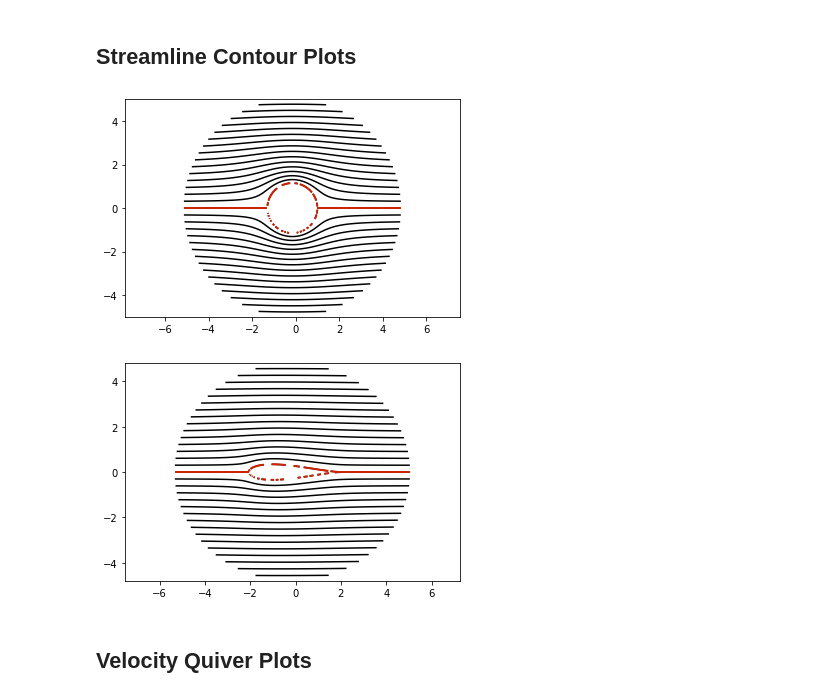
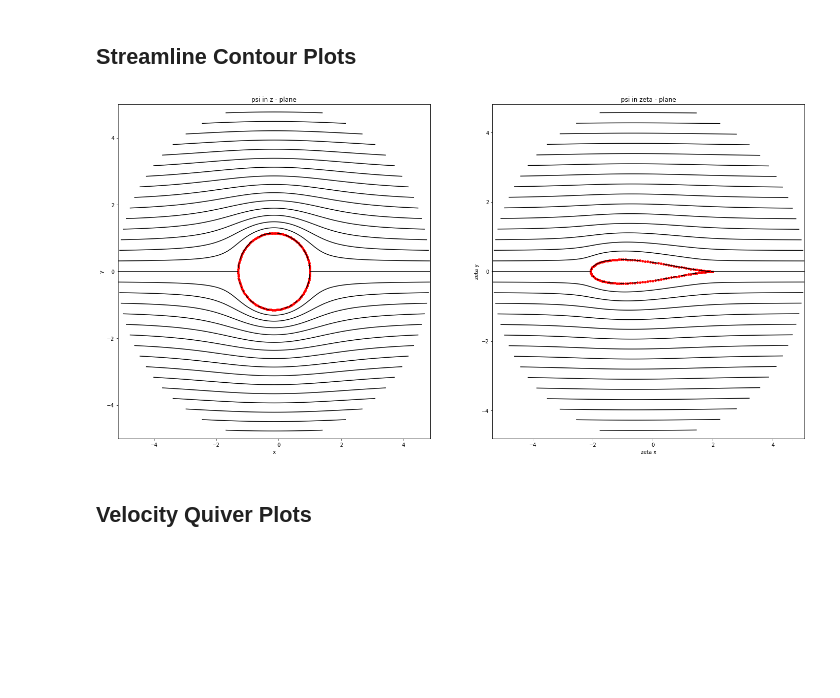
Before and after one commit to smmagic/MAE6226, a Jupyter notebook: Assignment_02.ipynb, the cells around one changed output. Saved outputs shown, nothing was run; the diff lists cells and outputs as text; code cells hidden in the pictures; blank space fills up the shorter version.

```diff
--- a/Assignment_02.ipynb
+++ b/Assignment_02.ipynb
@@ -505,19 +534,20 @@ cp = 1 - (u**2 + v**2) / u_inf_Scalar**2
 cp_Zeta = 1 - (uZeta**2 + vZeta**2) / u_inf_Scalar**2
 # %% [markdown]
 ## Streamline Contour Plots
-# %%
-pyplot.contour(x, y, psi, 35, colors='black', extend='both', linestyles='solid');
-pyplot.contour(x, y, psi,
-               levels=[0.], colors='#CD2305', linewidths=2, linestyles='solid')
-pyplot.axis('equal');
-# %% [output]
-[figure, removed]
-# %%
-pyplot.contour(numpy.real(zeta), numpy.imag(zeta), psi, 35, colors='black', extend='both', linestyles='solid');
-pyplot.contour(numpy.real(zeta), numpy.imag(zeta), psi,
-               levels=[0.], colors='#CD2305', linewidths=2, linestyles='solid')
-pyplot.axis('equal');
-# %% [output]
-[figure, removed]
+# %%
+fig, (a1, a2) = pyplot.subplots(1, 2, figsize=(24,12))
+a1.contour(x, y, psi, 35, colors='black', extend='both', linestyles='solid')
+a1.scatter(x[:, 0], y[:, 0], color='red', s=15)
+a1.set_title('psi in z - plane')
+a1.set_ylabel('y')
+a1.set_xlabel('x')
+a2.contour(numpy.real(zeta), numpy.imag(zeta), psi, 35, colors='black', extend='both', linestyles='solid')
+a2.scatter(numpy.real(zeta[:, 0]), numpy.imag(zeta[:, 0]), color='red', s=15)
+a2.set_title('psi in zeta - plane')
+a2.set_ylabel('zeta y')
+a2.set_xlabel('zeta x')
+pyplot.show()
+# %% [output]
+[figure, added]
 # %% [markdown]
 ## Velocity Quiver Plots
```
Also changed, not shown: parts of 46 cells of this notebook.
